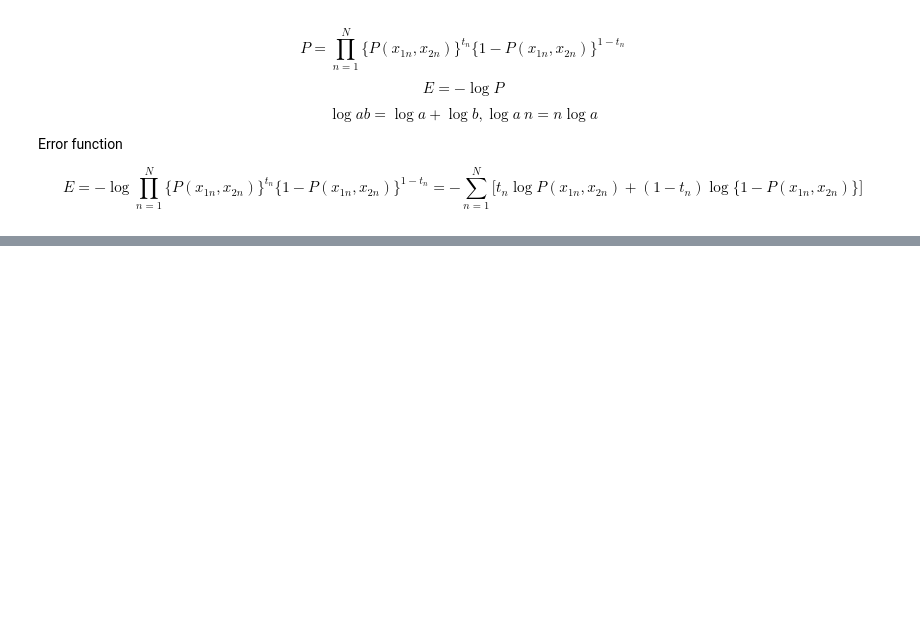
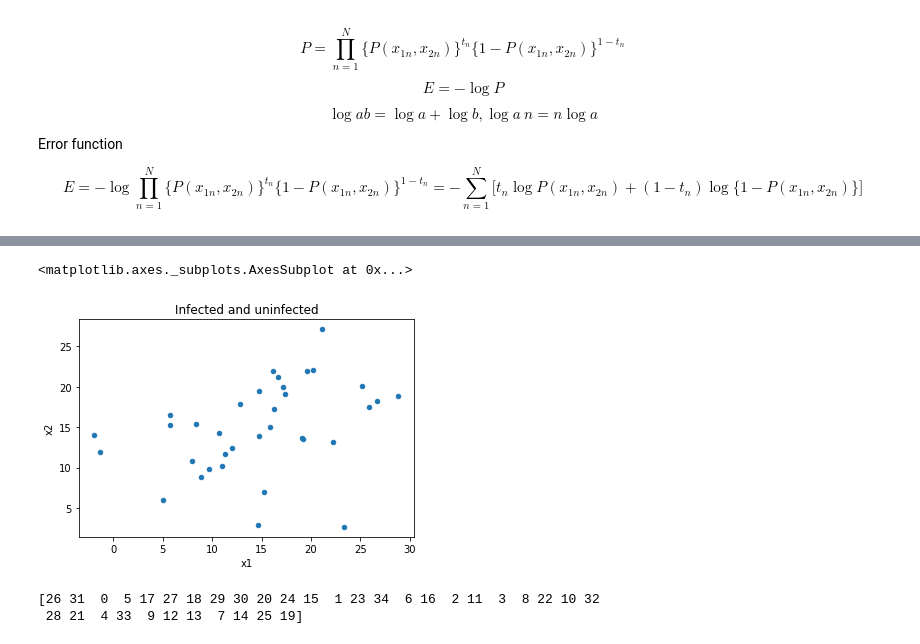
Before and after one commit to araobp/pic-mcu, a Jupyter notebook: tensorflow/learn/chapter02_1.ipynb, the cells around one changed output, grey strips where cells are left out. Drawn from its saved outputs; the diff is of its cells as text; code cells hidden in the pictures; blank space fills up the shorter version.

```diff
--- a/tensorflow/learn/chapter02_1.ipynb
+++ b/tensorflow/learn/chapter02_1.ipynb
@@ -38,0 +64,11 @@ $$
+# %%
+df = pd.concat([df0, df1], ignore_index=True)
+df.plot(x='x1', y='x2', kind='scatter', title='Infected and uninfected')
+# %% [output]
+<matplotlib.axes._subplots.AxesSubplot at 0x...>
+[figure, added]
+# %%
+print(permutation(df.index))
+# %% [output]
+[26 31  0  5 17 27 18 29 30 20 24 15  1 23 34  6 16  2 11  3  8 22 10 32
+ 28 21  4 33  9 12 13  7 14 25 19]
```
Also changed, not shown: parts of 6 cells of this notebook.
